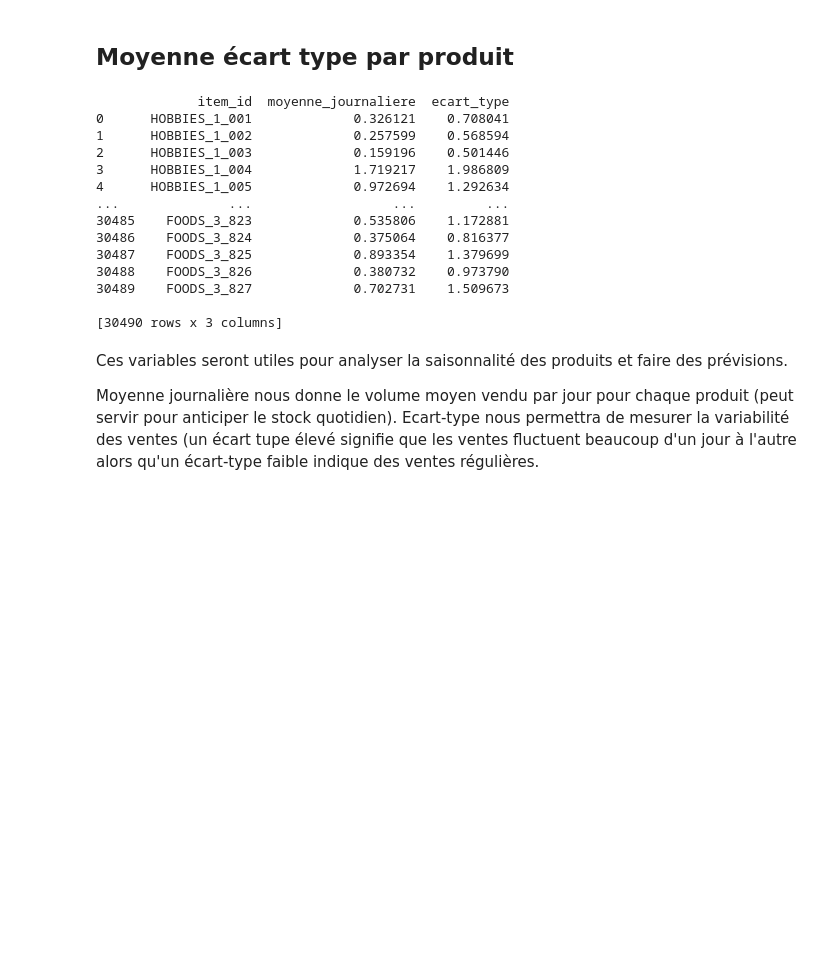
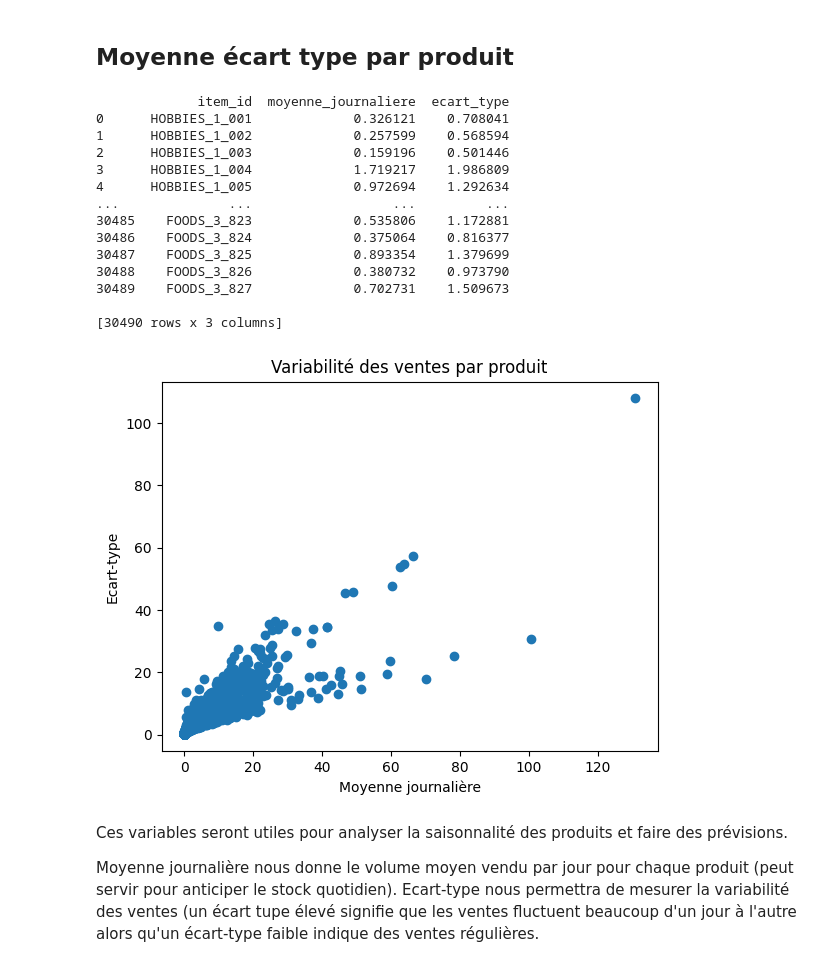
Before and after one commit to lisaroubertie/OptimisationPredictive_ChaineLogistique, a Jupyter notebook: notebooks/AnalyseProduits.ipynb, the cells around one changed output. Saved outputs shown, nothing was run; the diff lists cells and outputs as text; code cells hidden in the pictures; blank space fills up the shorter version.

```diff
--- a/notebooks/AnalyseProduits.ipynb
+++ b/notebooks/AnalyseProduits.ipynb
@@ -41,22 +46,29 @@ Certains produits comme FOODS_3_090 et FOODS_3_586 apparaissent plusieurs fois,
 # %%
 df['moyenne_journaliere'] = df[colonnes_ventes].mean(axis=1)
 df['ecart_type'] = df[colonnes_ventes].std(axis=1)
 print(df[['item_id', 'moyenne_journaliere', 'ecart_type']])
+
+plt.scatter(df['moyenne_journaliere'], df['ecart_type'])
+plt.xlabel("Moyenne journalière")
+plt.ylabel("Ecart-type")
+plt.title("Variabilité des ventes par produit")
+plt.show()
 # %% [output]
              item_id  moyenne_journaliere  ecart_type
 0      HOBBIES_1_001             0.326121    0.708041
 1      HOBBIES_1_002             0.257599    0.568594
 2      HOBBIES_1_003             0.159196    0.501446
 3      HOBBIES_1_004             1.719217    1.986809
 4      HOBBIES_1_005             0.972694    1.292634
 ...              ...                  ...         ...
 30485    FOODS_3_823             0.535806    1.172881
 30486    FOODS_3_824             0.375064    0.816377
 30487    FOODS_3_825             0.893354    1.379699
 30488    FOODS_3_826             0.380732    0.973790
 30489    FOODS_3_827             0.702731    1.509673
 
 [30490 rows x 3 columns]
+[figure, added]
 # %% [markdown]
 Ces variables seront utiles pour analyser la saisonnalité des produits et faire des prévisions.
 
```
Also changed, not shown: parts of 1 cell of this notebook.
